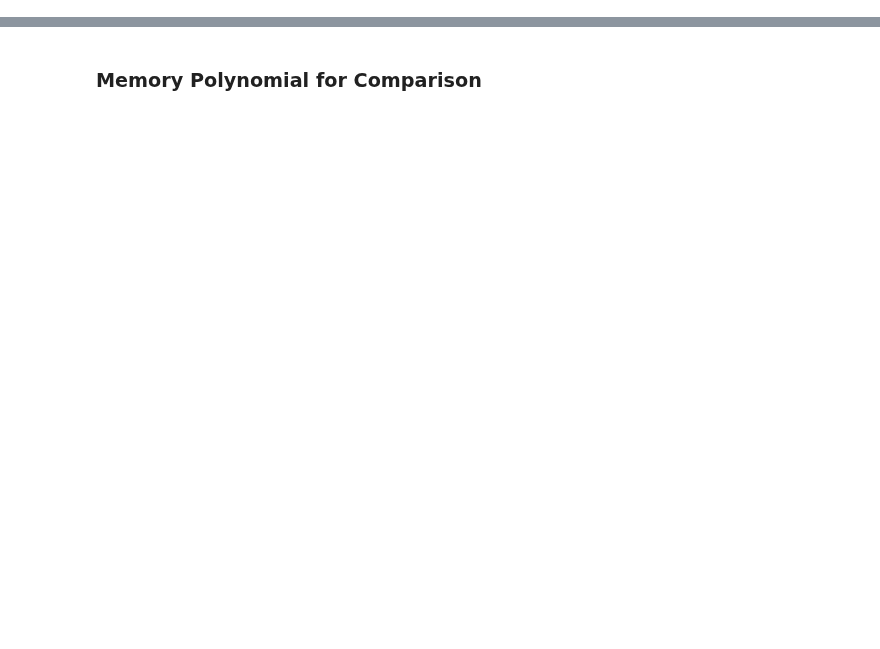
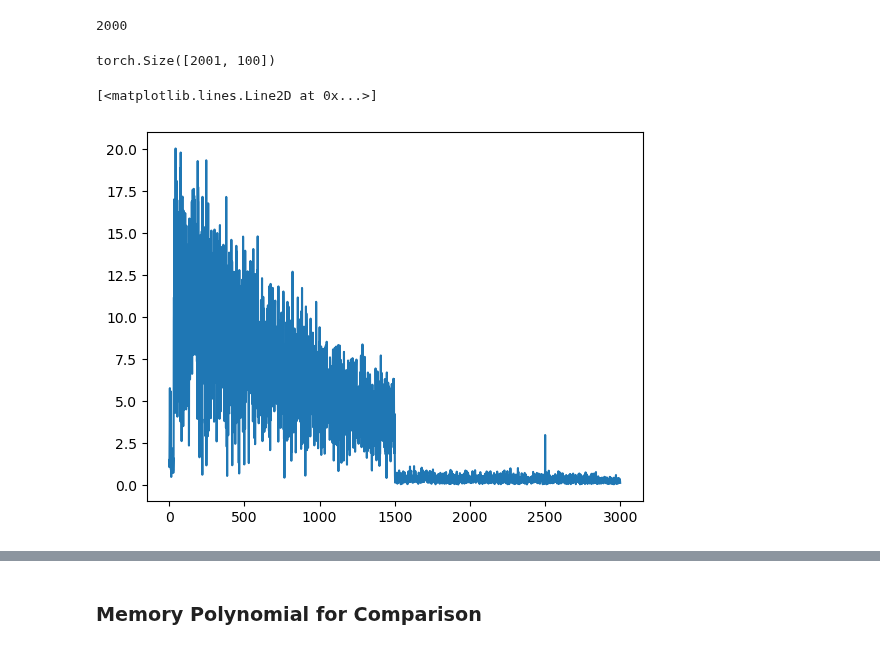
Before and after one commit to UW-Photonics-Lab/prob_tcn_for_LED, a Jupyter notebook: notebooks/probabilistic_TCN_channel_and_autoencoders.ipynb, the cells around one changed output, grey strips where cells are left out. Saved outputs shown, nothing was run; the diff lists cells and outputs as text; code cells hidden in the pictures; blank space fills up the shorter version.

```diff
--- a/notebooks/probabilistic_TCN_channel_and_autoencoders.ipynb
+++ b/notebooks/probabilistic_TCN_channel_and_autoencoders.ipynb
@@ -208,5 +72,16 @@ print("Train Size", train_size)
+# %%
+ofdm_info.CP_LENGTH
+# %% [output]
+2000
+# %%
+received_frames_time.shape
+# %% [output]
+torch.Size([2001, 100])
 # %%
-t = torch.fft.fft(received_frames_time[0, CP_LENGTH:].cpu()).abs()
+t = torch.fft.fft(received_frames_time[0, ofdm_info.CP_LENGTH:].cpu()).abs()
 plt.plot(t[:len(t)//2])
+# %% [output]
+[<matplotlib.lines.Line2D at 0x...>]
+[figure, added]
 # %%
 sent_frames_time.shape
```
Also changed, not shown: parts of 9 cells of this notebook, 1 other file.
